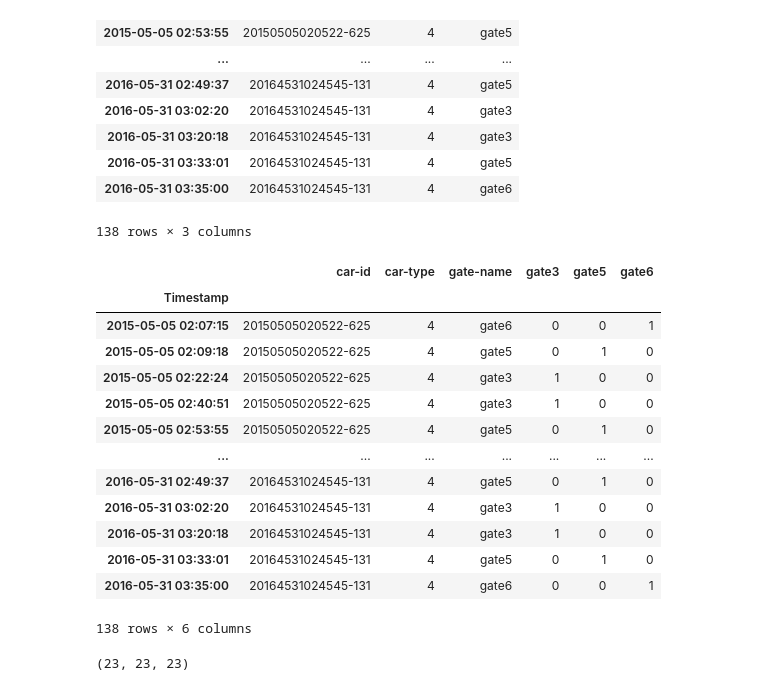
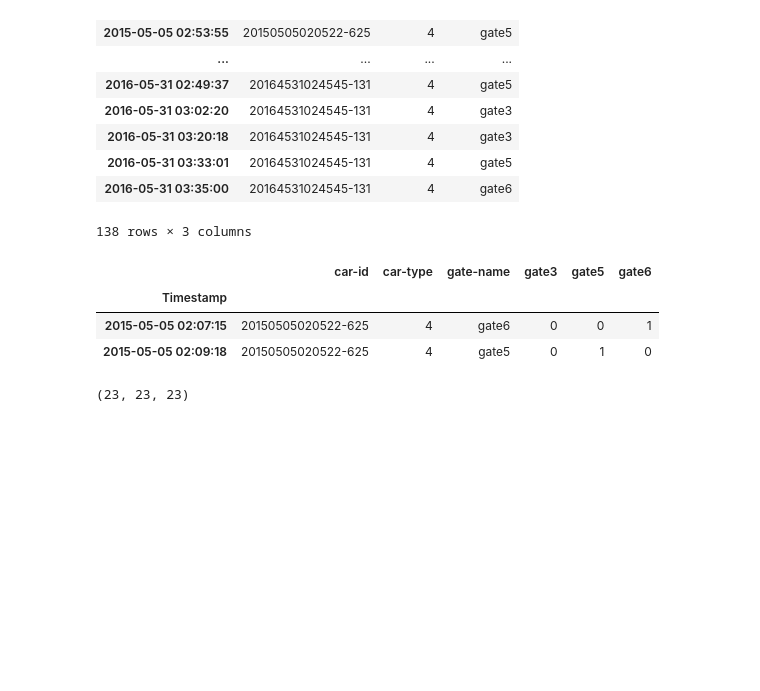
Before and after one commit to Visual-Analytics-2024/VA-Project, a Jupyter notebook: Python/Notebooks/basic data cleaning and visualizing.ipynb, the cells around one changed output. Cells and saved outputs as stored; diff of their text form; code cells hidden in the pictures; blank space fills up the shorter version.

```diff
--- a/Python/Notebooks/basic data cleaning and visualizing.ipynb
+++ b/Python/Notebooks/basic data cleaning and visualizing.ipynb
@@ -431,22 +414,12 @@ dummy_ = pd.get_dummies(illegal_pass['gate-name'],dtype=int)
 # %%
 illegal_num_data = pd.concat((illegal_pass,dummy_),axis=1)
 # %%
-illegal_num_data
+illegal_num_data.head(2)
 # %% [output]
 |  | car-id | car-type | gate-name | gate3 | gate5 | gate6 |
 | Timestamp |  |  |  |  |  |  |
 | 2015-05-05 02:07:15 | 20150505020522-625 | 4 | gate6 | 0 | 0 | 1 |
 | 2015-05-05 02:09:18 | 20150505020522-625 | 4 | gate5 | 0 | 1 | 0 |
-| 2015-05-05 02:22:24 | 20150505020522-625 | 4 | gate3 | 1 | 0 | 0 |
-| 2015-05-05 02:40:51 | 20150505020522-625 | 4 | gate3 | 1 | 0 | 0 |
-| 2015-05-05 02:53:55 | 20150505020522-625 | 4 | gate5 | 0 | 1 | 0 |
-| ... | ... | ... | ... | ... | ... | ... |
-| 2016-05-31 02:49:37 | 20164531024545-131 | 4 | gate5 | 0 | 1 | 0 |
-| 2016-05-31 03:02:20 | 20164531024545-131 | 4 | gate3 | 1 | 0 | 0 |
-| 2016-05-31 03:20:18 | 20164531024545-131 | 4 | gate3 | 1 | 0 | 0 |
-| 2016-05-31 03:33:01 | 20164531024545-131 | 4 | gate5 | 0 | 1 | 0 |
-| 2016-05-31 03:35:00 | 20164531024545-131 | 4 | gate6 | 0 | 0 | 1 |
-138 rows × 6 columns
 # %%
 by_date_illegal_pass = illegal_num_data.groupby(illegal_num_data.index.date)[illegal_num_data.columns[3:]].sum()
 # %%
```
Also changed, not shown: parts of 2 cells of this notebook.
